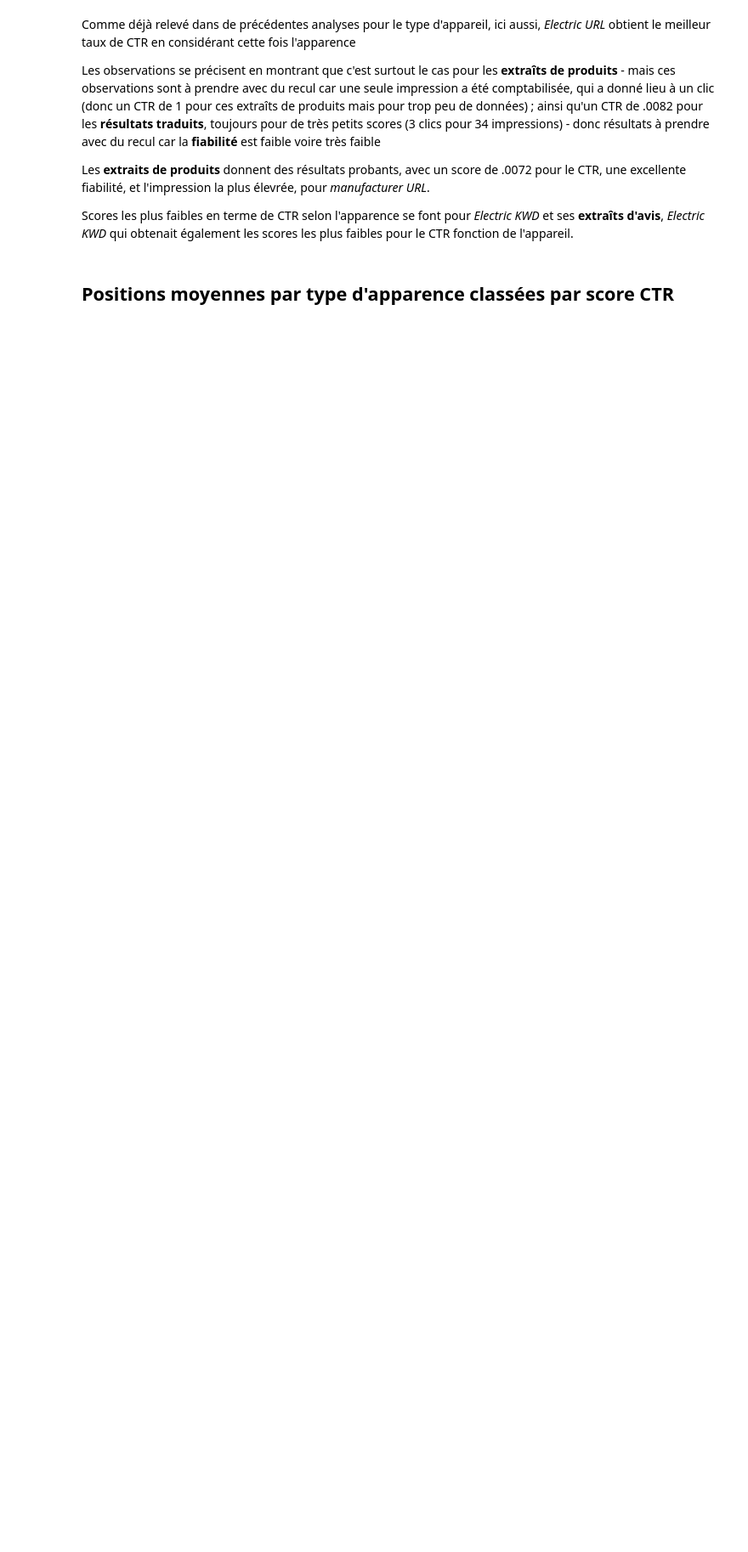
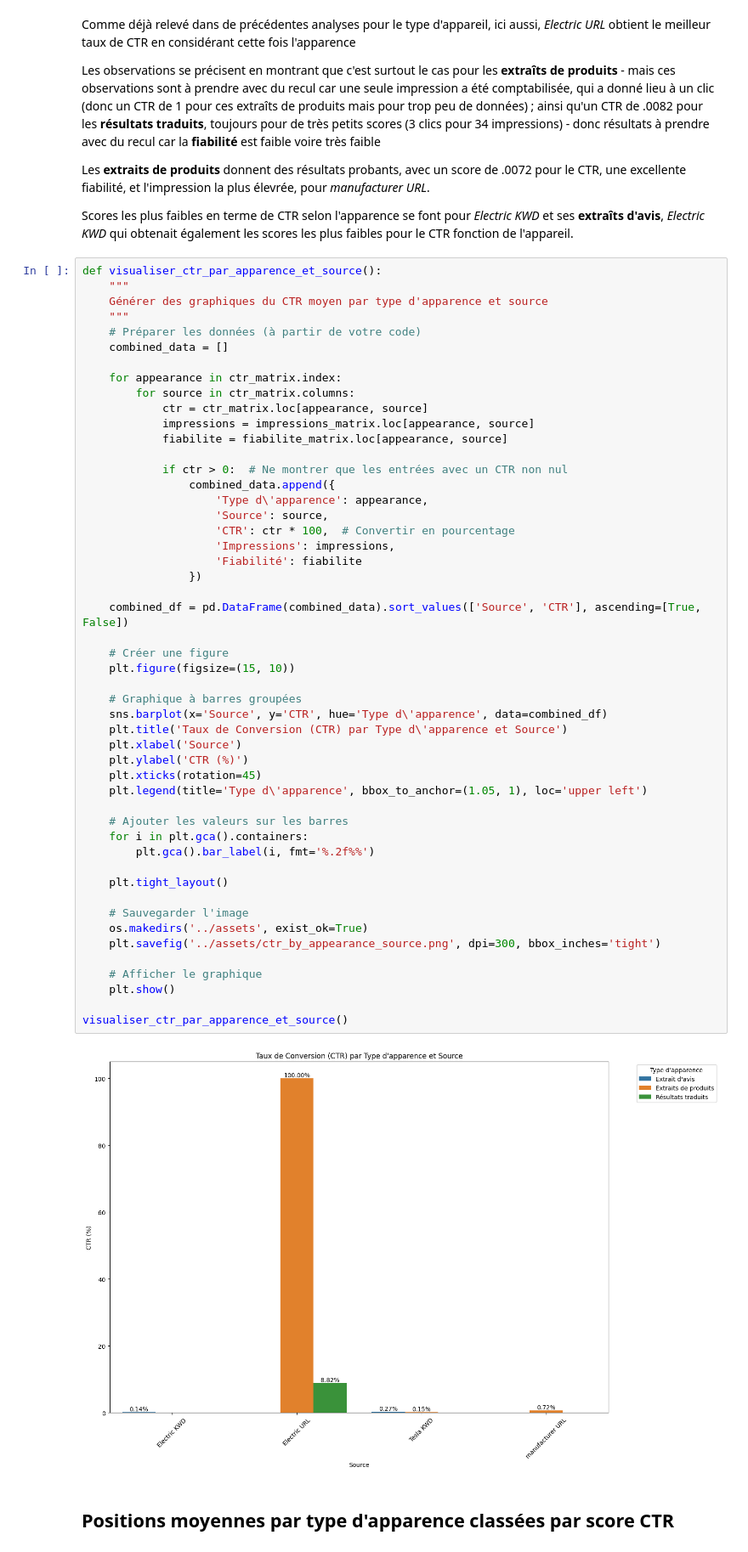
Before and after one commit to Emma-Coco/Data-Market-Analysis---Michelin, a Jupyter notebook: Scripts/apparence_analysis.ipynb, the cells around one changed output. Shown at 85% size. Saved outputs shown, nothing was run; the diff lists cells and outputs as text; blank space fills up the shorter version.

```diff
--- a/Scripts/apparence_analysis.ipynb
+++ b/Scripts/apparence_analysis.ipynb
@@ -632,6 +632,58 @@ Les observations se précisent en montrant que c'est surtout le cas pour les **e
 Les **extraits de produits** donnent des résultats probants, avec un score de .0072 pour le CTR, une excellente fiabilité, et l'impression la plus élevrée, pour *manufacturer URL*.
 
 Scores les plus faibles en terme de CTR selon l'apparence se font pour *Electric KWD* et ses **extraîts d'avis**, *Electric KWD* qui obtenait également les scores les plus faibles pour le CTR fonction de l'appareil.
+# %%
+def visualiser_ctr_par_apparence_et_source():
+    """
+    Générer des graphiques du CTR moyen par type d'apparence et source
+    """
+    # Préparer les données (à partir de votre code)
+    combined_data = []
+
+    for appearance in ctr_matrix.index:
+        for source in ctr_matrix.columns:
+            ctr = ctr_matrix.loc[appearance, source]
+            impressions = impressions_matrix.loc[appearance, source]
+            fiabilite = fiabilite_matrix.loc[appearance, source]
+
+            if ctr > 0:  # Ne montrer que les entrées avec un CTR non nul
+                combined_data.append({
+                    'Type d\'apparence': appearance,
+                    'Source': source,
+                    'CTR': ctr * 100,  # Convertir en pourcentage
+                    'Impressions': impressions,
+                    'Fiabilité': fiabilite
+                })
+
+    combined_df = pd.DataFrame(combined_data).sort_values(['Source', 'CTR'], ascending=[True, False])
+
+    # Créer une figure
+    plt.figure(figsize=(15, 10))
+
+    # Graphique à barres groupées
+    sns.barplot(x='Source', y='CTR', hue='Type d\'apparence', data=combined_df)
+    plt.title('Taux de Conversion (CTR) par Type d\'apparence et Source')
+    plt.xlabel('Source')
+    plt.ylabel('CTR (%)')
+    plt.xticks(rotation=45)
+    plt.legend(title='Type d\'apparence', bbox_to_anchor=(1.05, 1), loc='upper left')
+
+    # Ajouter les valeurs sur les barres
+    for i in plt.gca().containers:
+        plt.gca().bar_label(i, fmt='%.2f%%')
+
+    plt.tight_layout()
+
+    # Sauvegarder l'image
+    os.makedirs('../assets', exist_ok=True)
+    plt.savefig('../assets/ctr_by_appearance_source.png', dpi=300, bbox_inches='tight')
+
+    # Afficher le graphique
+    plt.show()
+
+visualiser_ctr_par_apparence_et_source()
+# %% [output]
+[figure, added]
 # %% [markdown]
 ## Positions moyennes par type d'apparence classées par score CTR
 # %%
```
Also changed, not shown: parts of 2 cells of this notebook, 19 other files.
